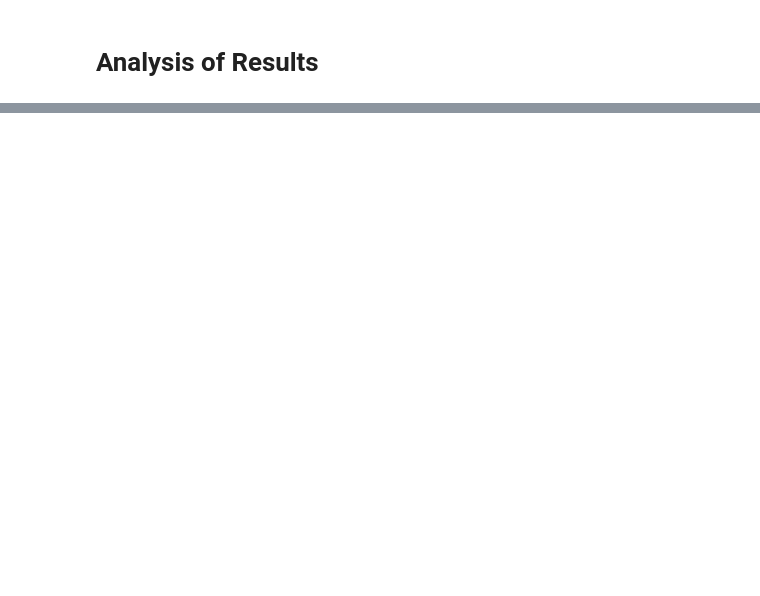
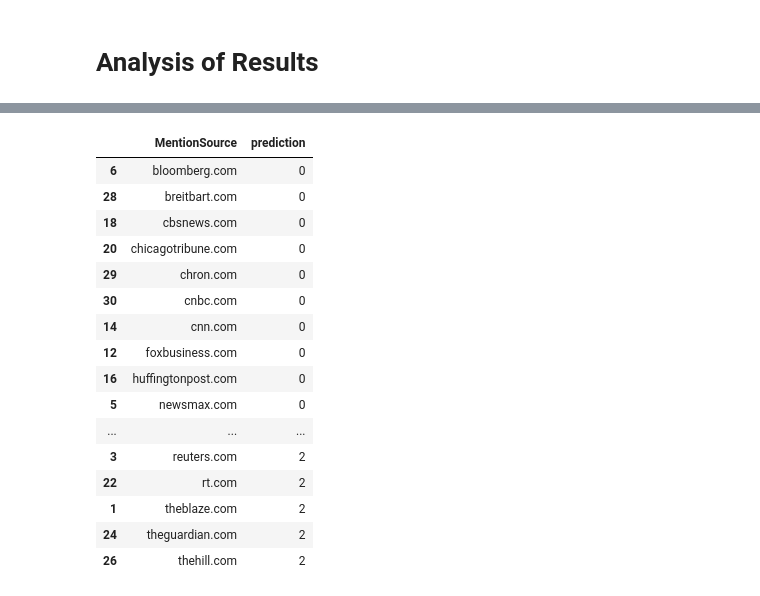
Before and after one commit to Rileypj1/BigDataProject, a Jupyter notebook: Mike - Model - Unsupervised Mentions.ipynb, the cells around one changed output, grey strips where cells are left out. Saved outputs shown, nothing was run; the diff lists cells and outputs as text; code cells hidden in the pictures; blank space fills up the shorter version.

```diff
--- a/Mike - Model - Unsupervised Mentions.ipynb
+++ b/Mike - Model - Unsupervised Mentions.ipynb
@@ -193,7 +216,2 @@ Cluster Centers:
 # %% [markdown]
 # Analysis of Results
-# %%
-pd_transformed = pd.DataFrame(transformed.select("MentionSource","prediction").collect(),
-                              columns=["MentionSource","Prediction"])
-predictions=pd_df.merge(pd_transformed)
-predictions["Prediction"].value_counts()
@@ -226,0 +218,20 @@ predictions[cols].loc[predictions["MentionSource"].isin(notables),].sort_values(
+# %%
+pd_transformed[["MentionSource","prediction"]].sort_values(by=["prediction","MentionSource"])
+# %% [output]
+|  | MentionSource | prediction |
+| 6 | bloomberg.com | 0 |
+| 28 | breitbart.com | 0 |
+| 18 | cbsnews.com | 0 |
+| 20 | chicagotribune.com | 0 |
+| 29 | chron.com | 0 |
+| 30 | cnbc.com | 0 |
+| 14 | cnn.com | 0 |
+| 12 | foxbusiness.com | 0 |
+| 16 | huffingtonpost.com | 0 |
+| 5 | newsmax.com | 0 |
+| ... | ... | ... |
+| 3 | reuters.com | 2 |
+| 22 | rt.com | 2 |
+| 1 | theblaze.com | 2 |
+| 24 | theguardian.com | 2 |
+| 26 | thehill.com | 2 |
```
Also changed, not shown: parts of 15 cells of this notebook, 1 other file.
